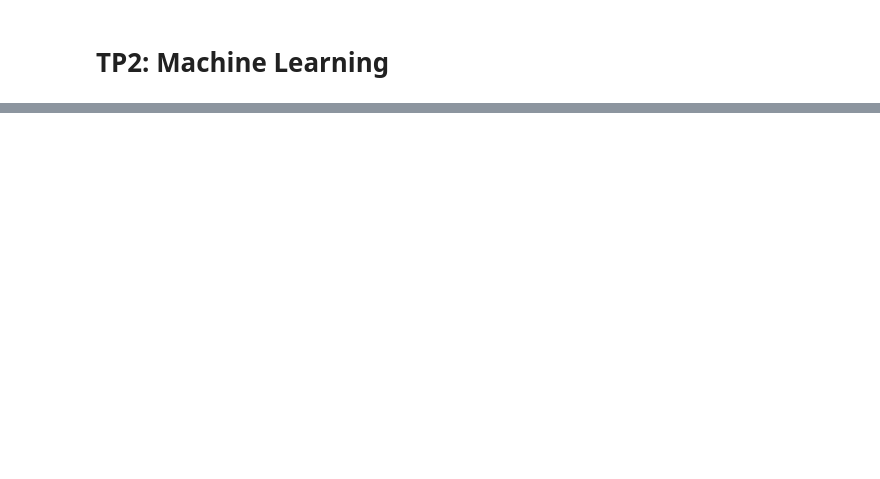
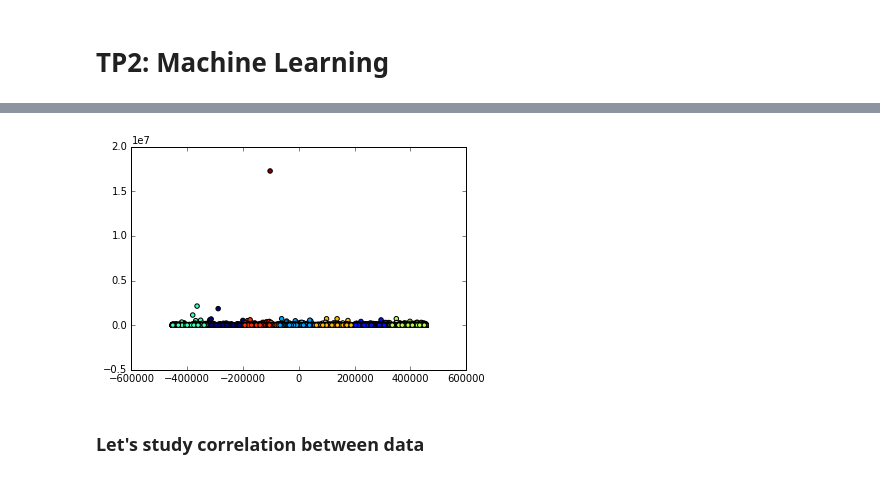
Before and after one commit to rozanecm/7506-MachineLearning, a Jupyter notebook: Notebooks/Some Analysis.ipynb, the cells around one changed output, grey strips where cells are left out. Drawn from its saved outputs; the diff is of its cells as text; code cells hidden in the pictures; blank space fills up the shorter version.

```diff
--- a/Notebooks/Some Analysis.ipynb
+++ b/Notebooks/Some Analysis.ipynb
@@ -51,0 +87,28 @@ trainingSet.shape
+# %%
+# Initialize the model with 2 parameters -- number of clusters and random state.
+kmeans_model = KMeans()
+# kmeans_model = KMeans(n_clusters=5, random_state=1)
+# Get only the numeric columns from games.
+good_columns = trainingSet._get_numeric_data()
+# good_columns
+
+# Fit the model using the good columns.
+kmeans_model.fit(good_columns)
+# Get the cluster assignments.
+labels = kmeans_model.labels_
+# %%
+# Import the PCA model.
+from sklearn.decomposition import PCA
+
+# Create a PCA model.
+pca_2 = PCA(2)
+# Fit the PCA model on the numeric columns from earlier.
+plot_columns = pca_2.fit_transform(good_columns)
+# Make a scatter plot of each game, shaded according to cluster assignment.
+plt.scatter(x=plot_columns[:,0], y=plot_columns[:,1], c=labels)
+# Show the plot.
+plt.show()
+# %% [output]
+[figure, added]
+# %% [markdown]
+### Let's study correlation between data
```
Also changed, not shown: parts of 15 cells of this notebook.
